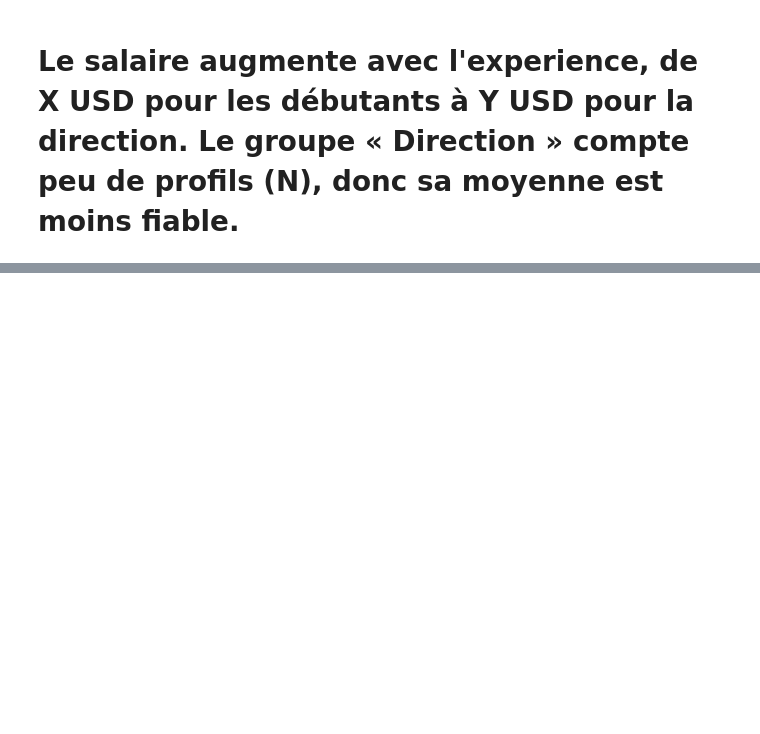
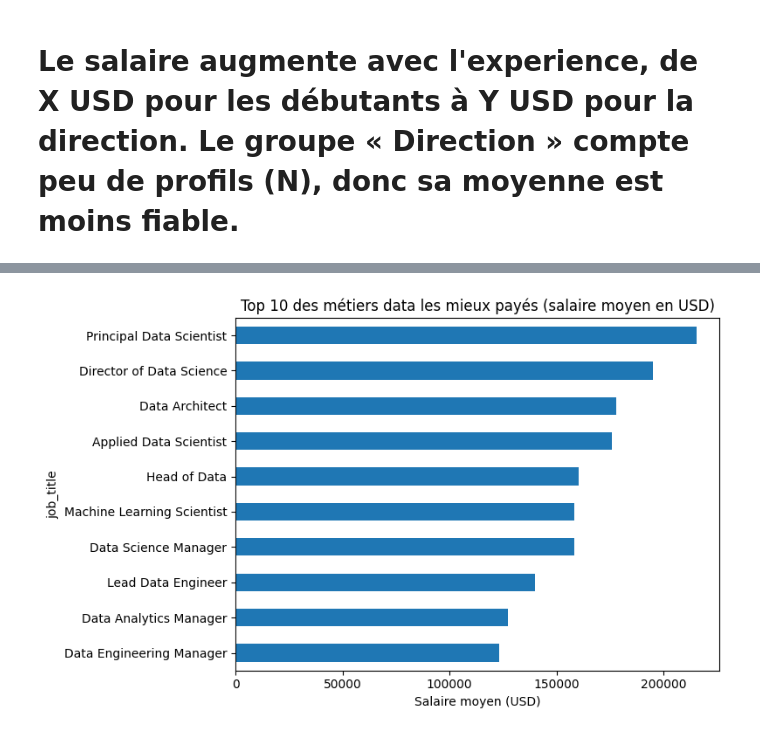
Before and after one commit to Oumaima257/analyse-emplois-data, a Jupyter notebook: analyse.ipynb, the cells around one changed output, grey strips where cells are left out. Drawn from its saved outputs; the diff is of its cells as text; code cells hidden in the pictures; blank space fills up the shorter version.

```diff
--- a/analyse.ipynb
+++ b/analyse.ipynb
@@ -99,3 +99,10 @@ df.groupby("experience_level")["salary_in_usd"].agg(["mean", "count"]).round(0)
 | Senior | 138617.0 | 280 |
 # %% [markdown]
 # **Le salaire augmente avec l'experience, de X USD pour les débutants à Y USD pour la direction. Le groupe « Direction » compte peu de profils (N), donc sa moyenne est moins fiable.**
+# %%
+top_jobs = (df.groupby("job_title")["salary_in_usd"]
+              .agg(["mean", "count"])
+              .query("count >= 5")
+              .sort_values("mean", ascending=False)
+              .head(10))
+top_jobs
@@ -101,0 +122,8 @@ df.groupby("experience_level")["salary_in_usd"].agg(["mean", "count"]).round(0)
+# %%
+top_jobs["mean"].sort_values().plot(kind="barh", figsize=(8, 5))
+plt.title("Top 10 des métiers data les mieux payés (salaire moyen en USD)")
+plt.xlabel("Salaire moyen (USD)")
+plt.tight_layout()
+plt.show()
+# %% [output]
+[figure, added]
```
Also changed, not shown: parts of 8 cells of this notebook.
